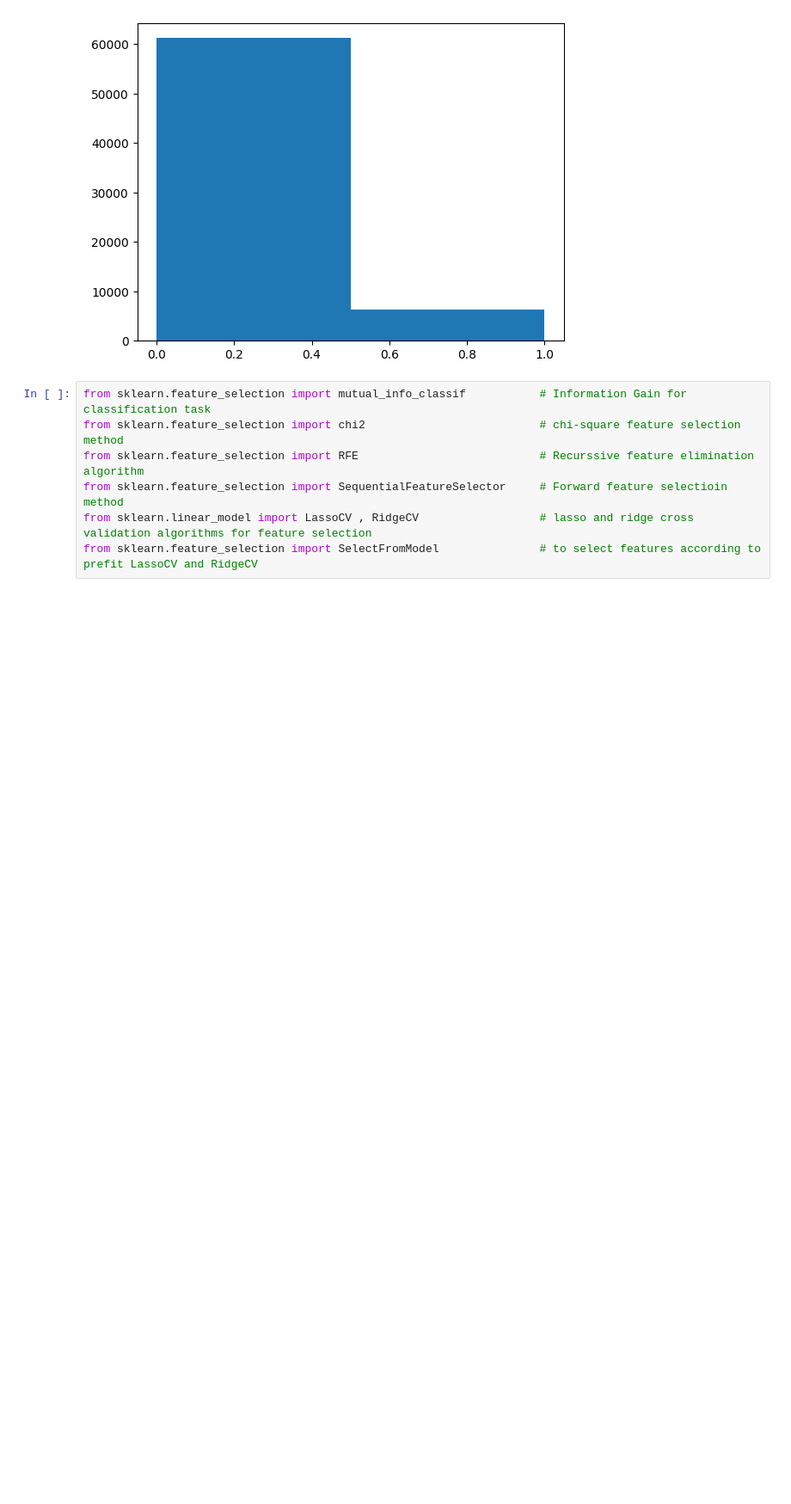
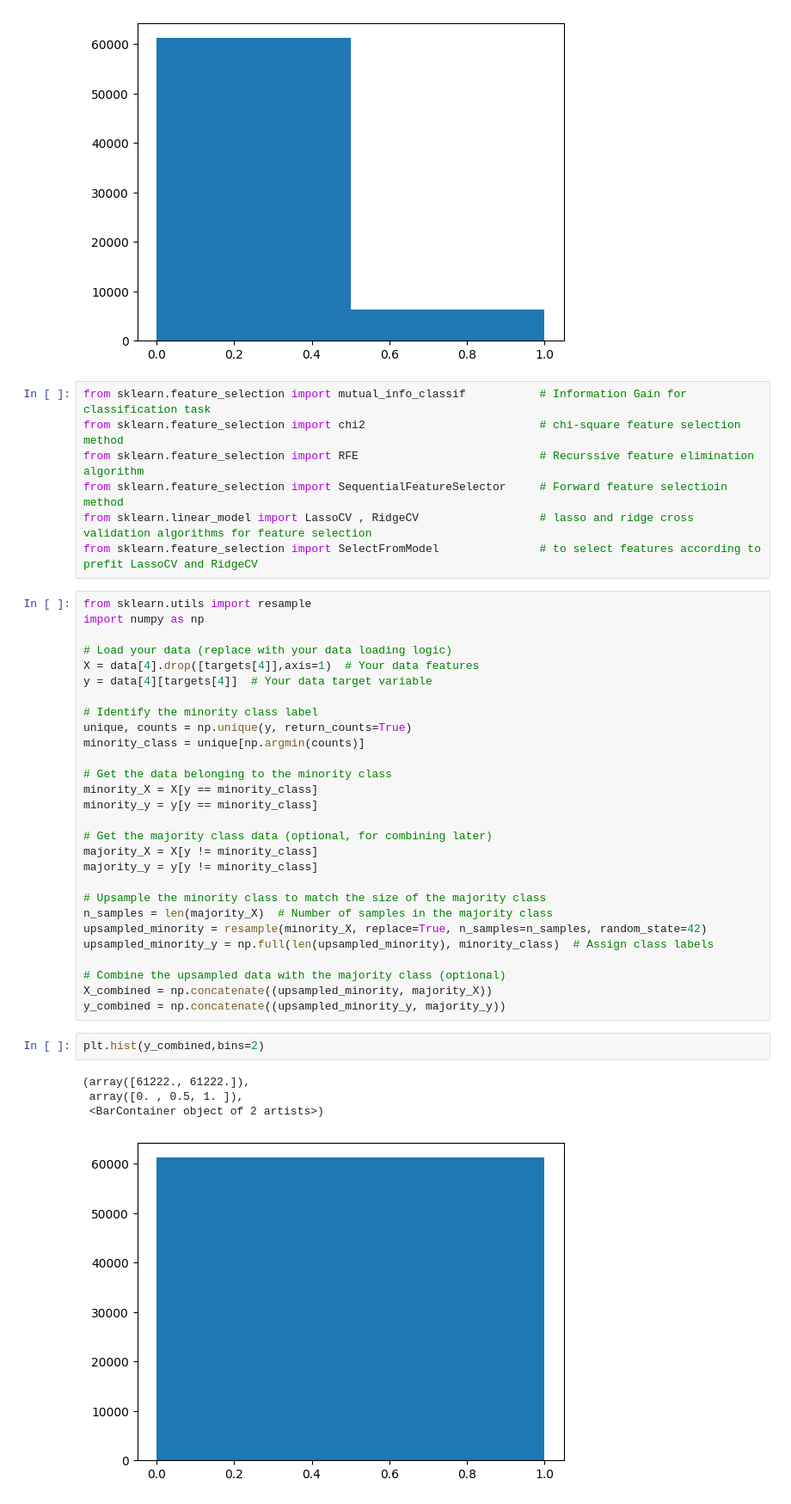
Before and after one commit to omshinde9898/FSPW, a Jupyter notebook: EDA.ipynb, the cells around one changed output. Shown: that part at 86% size. Saved outputs shown, nothing was run; the diff lists cells and outputs as text; blank space fills up the shorter version.

```diff
--- a/EDA.ipynb
+++ b/EDA.ipynb
@@ -109,3 +109,38 @@ from sklearn.feature_selection import RFE                           # Recurssive
 from sklearn.feature_selection import SequentialFeatureSelector     # Forward feature selectioin method
 from sklearn.linear_model import LassoCV , RidgeCV                  # lasso and ridge cross validation algorithms for feature selection
 from sklearn.feature_selection import SelectFromModel               # to select features according to prefit LassoCV and RidgeCV
+# %%
+from sklearn.utils import resample
+import numpy as np
+
+# Load your data (replace with your data loading logic)
+X = data[4].drop([targets[4]],axis=1)  # Your data features
+y = data[4][targets[4]]  # Your data target variable
+
+# Identify the minority class label
+unique, counts = np.unique(y, return_counts=True)
+minority_class = unique[np.argmin(counts)]
+
+# Get the data belonging to the minority class
+minority_X = X[y == minority_class]
+minority_y = y[y == minority_class]
+
+# Get the majority class data (optional, for combining later)
+majority_X = X[y != minority_class]
+majority_y = y[y != minority_class]
+
+# Upsample the minority class to match the size of the majority class
+n_samples = len(majority_X)  # Number of samples in the majority class
+upsampled_minority = resample(minority_X, replace=True, n_samples=n_samples, random_state=42)
+upsampled_minority_y = np.full(len(upsampled_minority), minority_class)  # Assign class labels
+
+# Combine the upsampled data with the majority class (optional)
+X_combined = np.concatenate((upsampled_minority, majority_X))
+y_combined = np.concatenate((upsampled_minority_y, majority_y))
+# %%
+plt.hist(y_combined,bins=2)
+# %% [output]
+(array([61222., 61222.]),
+ array([0. , 0.5, 1. ]),
+ <BarContainer object of 2 artists>)
+[figure, added]
```
Also changed, not shown: 2 other files.
